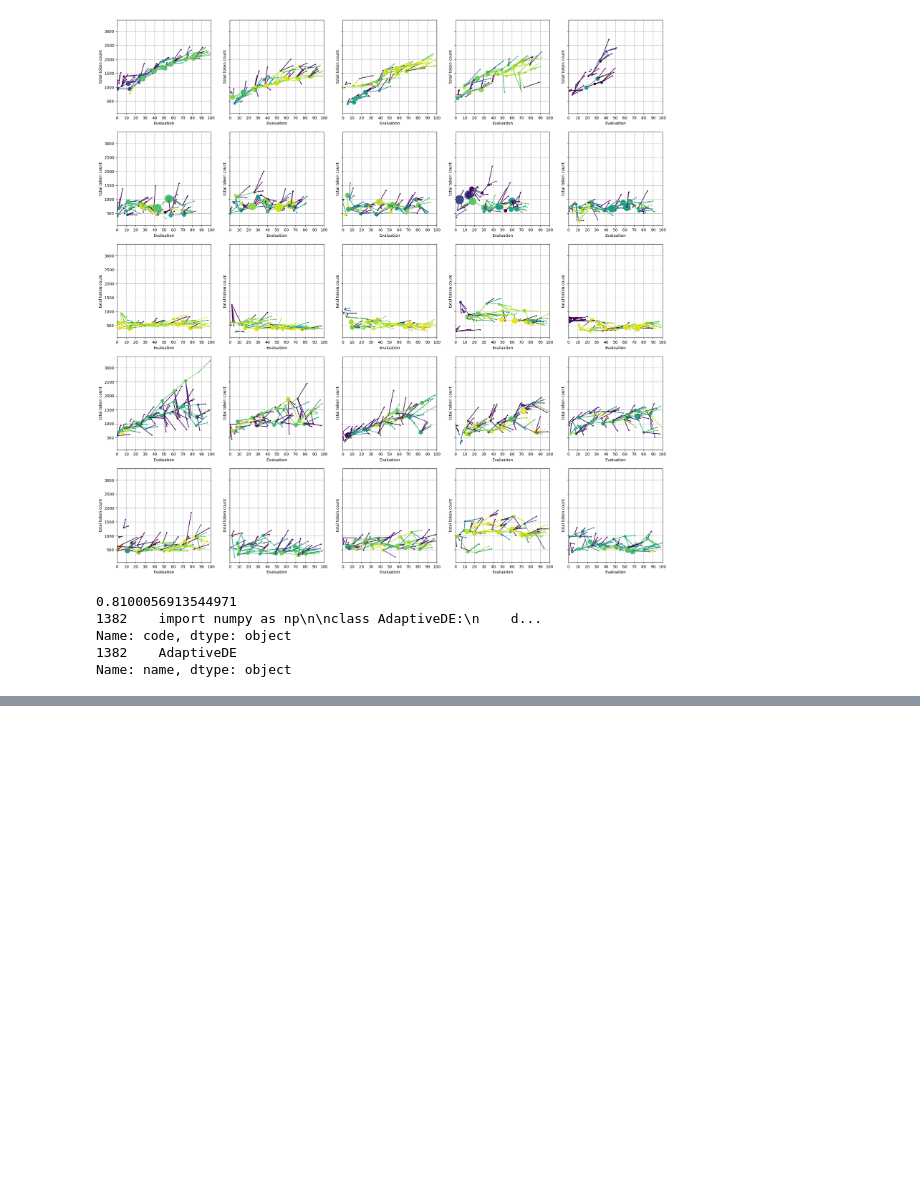
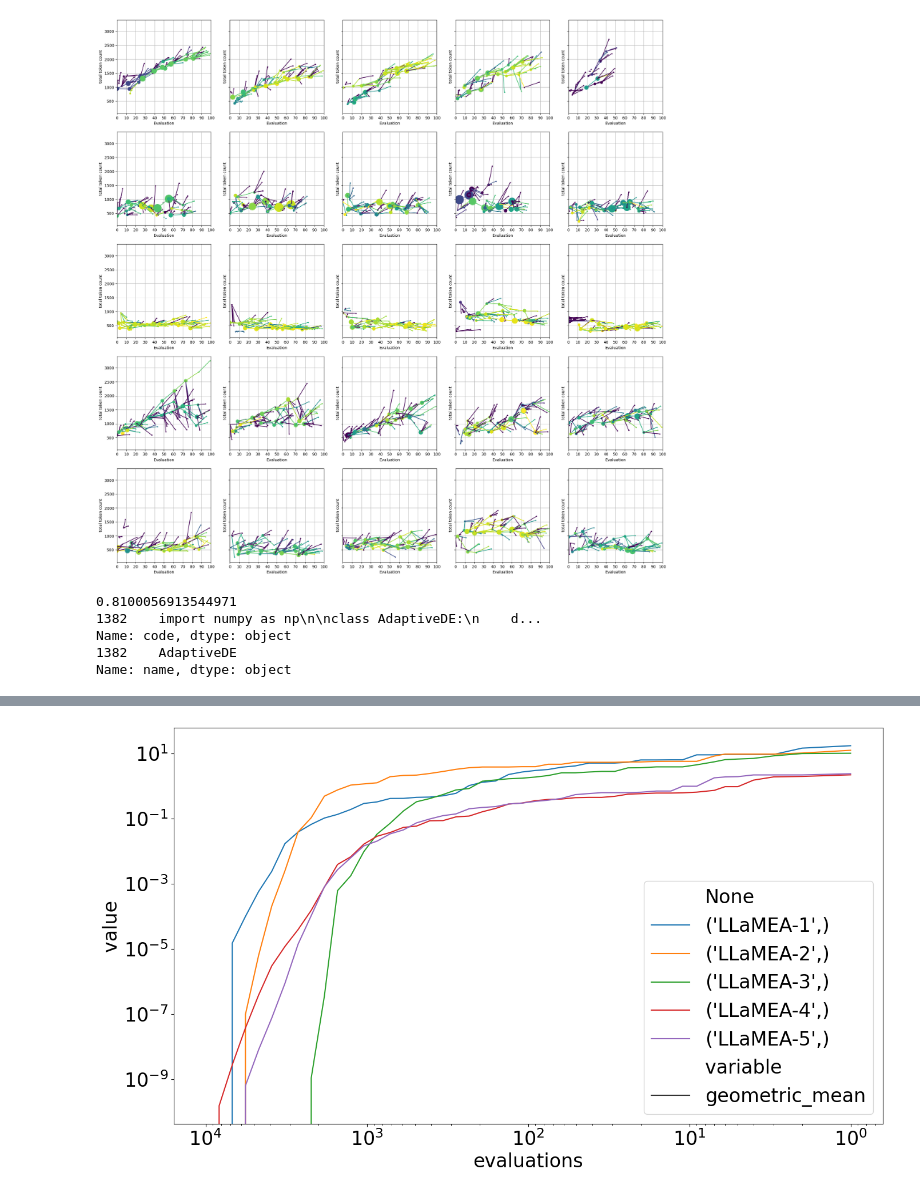
Before and after one commit to XAI-liacs/BLADE, a Jupyter notebook: visualize_mabbob.ipynb, the cells around one changed output, grey strips where cells are left out. Saved outputs shown, nothing was run; the diff lists cells and outputs as text; code cells hidden in the pictures; blank space fills up the shorter version.

```diff
--- a/visualize_mabbob.ipynb
+++ b/visualize_mabbob.ipynb
@@ -77,0 +335,5 @@ exp_data
+# %%
+
+_ = iohinspector.plot.single_function_fixedbudget(df)
+# %% [output]
+[figure, added]
```
Also changed, not shown: parts of 8 cells of this notebook, 11 other files.
